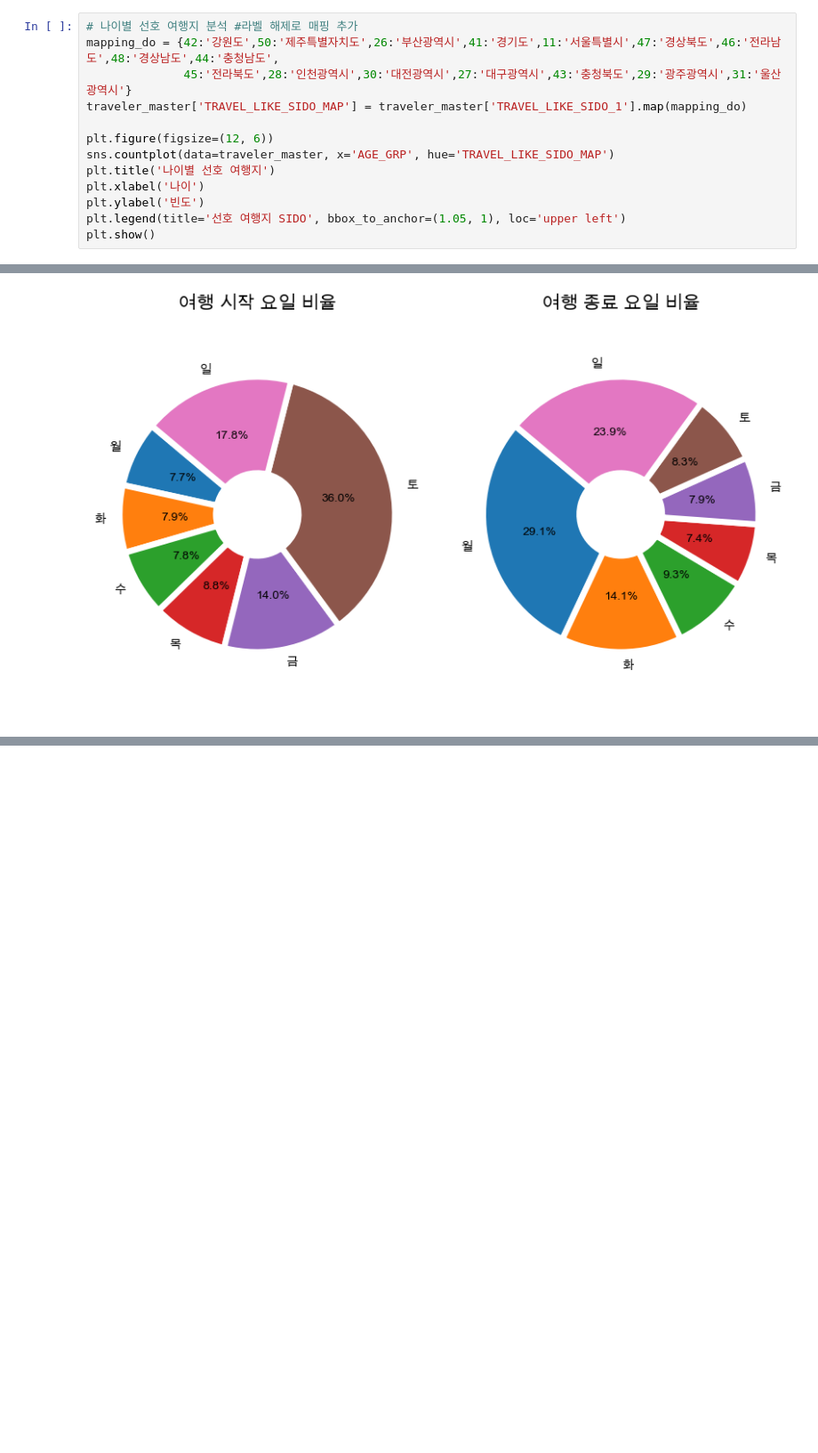
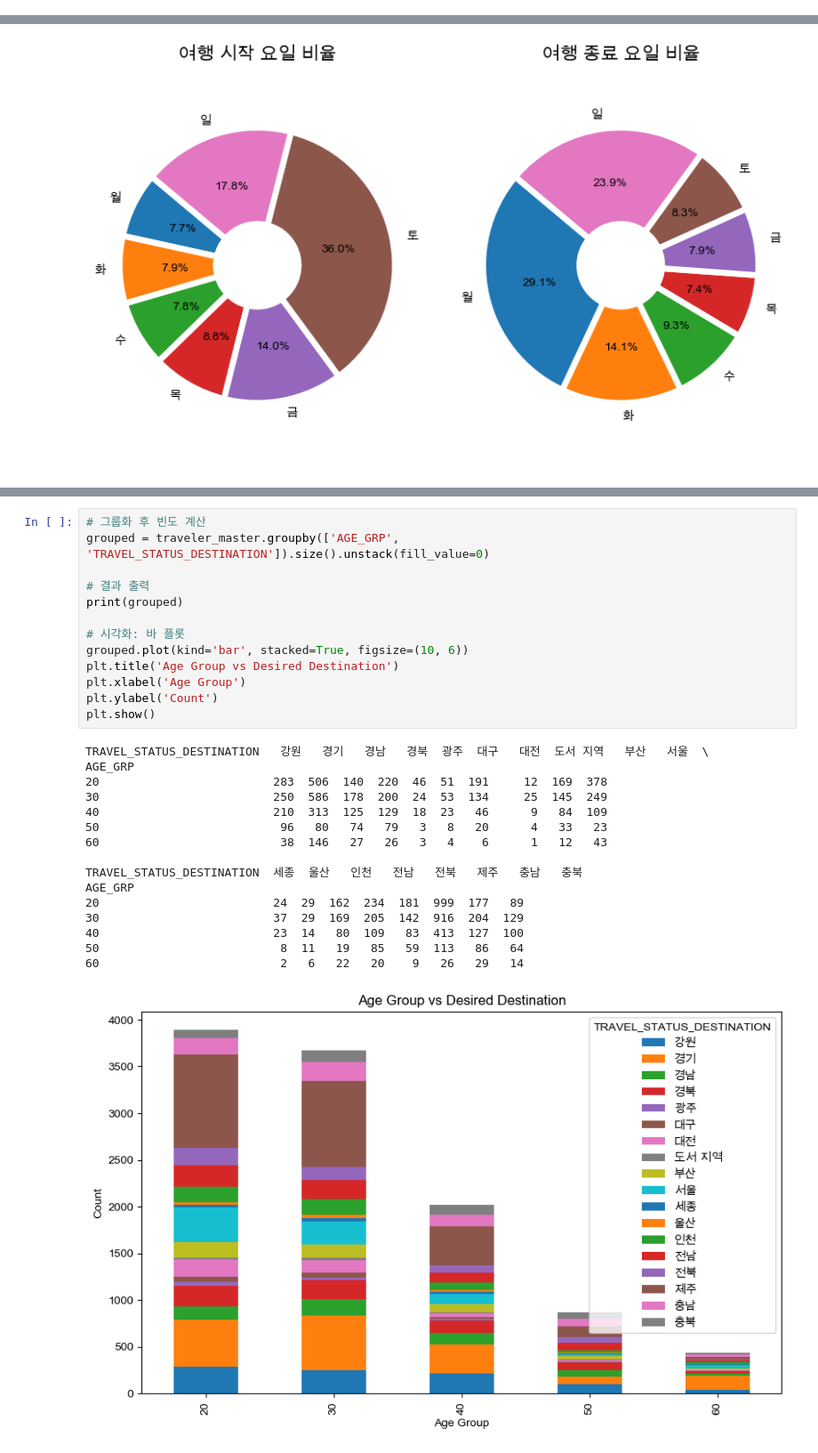
Before and after one commit to usey10/TripAdvisorsML, a Jupyter notebook: EDA.ipynb, the cells around one changed output, grey strips where cells are left out. Shown at 89% size. Cells and saved outputs as stored; diff of their text form; blank space fills up the shorter version.

```diff
--- a/EDA.ipynb
+++ b/EDA.ipynb
@@ -57,13 +41,0 @@ visit_area = pd.read_csv("data/visit_area_result.csv")
-# %%
-# 나이별 선호 여행지 분석 #라벨 해제로 매핑 추가
-mapping_do = {42:'강원도',50:'제주특별자치도',26:'부산광역시',41:'경기도',11:'서울특별시',47:'경상북도',46:'전라남도',48:'경상남도',44:'충청남도',
-              45:'전라북도',28:'인천광역시',30:'대전광역시',27:'대구광역시',43:'충청북도',29:'광주광역시',31:'울산광역시'}
-traveler_master['TRAVEL_LIKE_SIDO_MAP'] = traveler_master['TRAVEL_LIKE_SIDO_1'].map(mapping_do)
-
-plt.figure(figsize=(12, 6))
-sns.countplot(data=traveler_master, x='AGE_GRP', hue='TRAVEL_LIKE_SIDO_MAP')
-plt.title('나이별 선호 여행지')
-plt.xlabel('나이')
-plt.ylabel('빈도')
-plt.legend(title='선호 여행지 SIDO', bbox_to_anchor=(1.05, 1), loc='upper left')
-plt.show()
@@ -704,0 +292,30 @@ plt.show()
+# %%
+# 그룹화 후 빈도 계산
+grouped = traveler_master.groupby(['AGE_GRP', 'TRAVEL_STATUS_DESTINATION']).size().unstack(fill_value=0)
+
+# 결과 출력
+print(grouped)
+
+# 시각화: 바 플롯
+grouped.plot(kind='bar', stacked=True, figsize=(10, 6))
+plt.title('Age Group vs Desired Destination')
+plt.xlabel('Age Group')
+plt.ylabel('Count')
+plt.show()
+# %% [output]
+TRAVEL_STATUS_DESTINATION   강원   경기   경남   경북  광주  대구   대전  도서 지역   부산   서울  \
+AGE_GRP
+20                         283  506  140  220  46  51  191     12  169  378
+30                         250  586  178  200  24  53  134     25  145  249
+40                         210  313  125  129  18  23   46      9   84  109
+50                          96   80   74   79   3   8   20      4   33   23
+60                          38  146   27   26   3   4    6      1   12   43
+
+TRAVEL_STATUS_DESTINATION  세종  울산   인천   전남   전북   제주   충남   충북
+AGE_GRP
+20                         24  29  162  234  181  999  177   89
+30                         37  29  169  205  142  916  204  129
+40                         23  14   80  109   83  413  127  100
+50                          8  11   19   85   59  113   86   64
+60                          2   6   22   20    9   26   29   14
+[figure, added]
```
Also changed, not shown: parts of 41 cells of this notebook, 5 other files.
